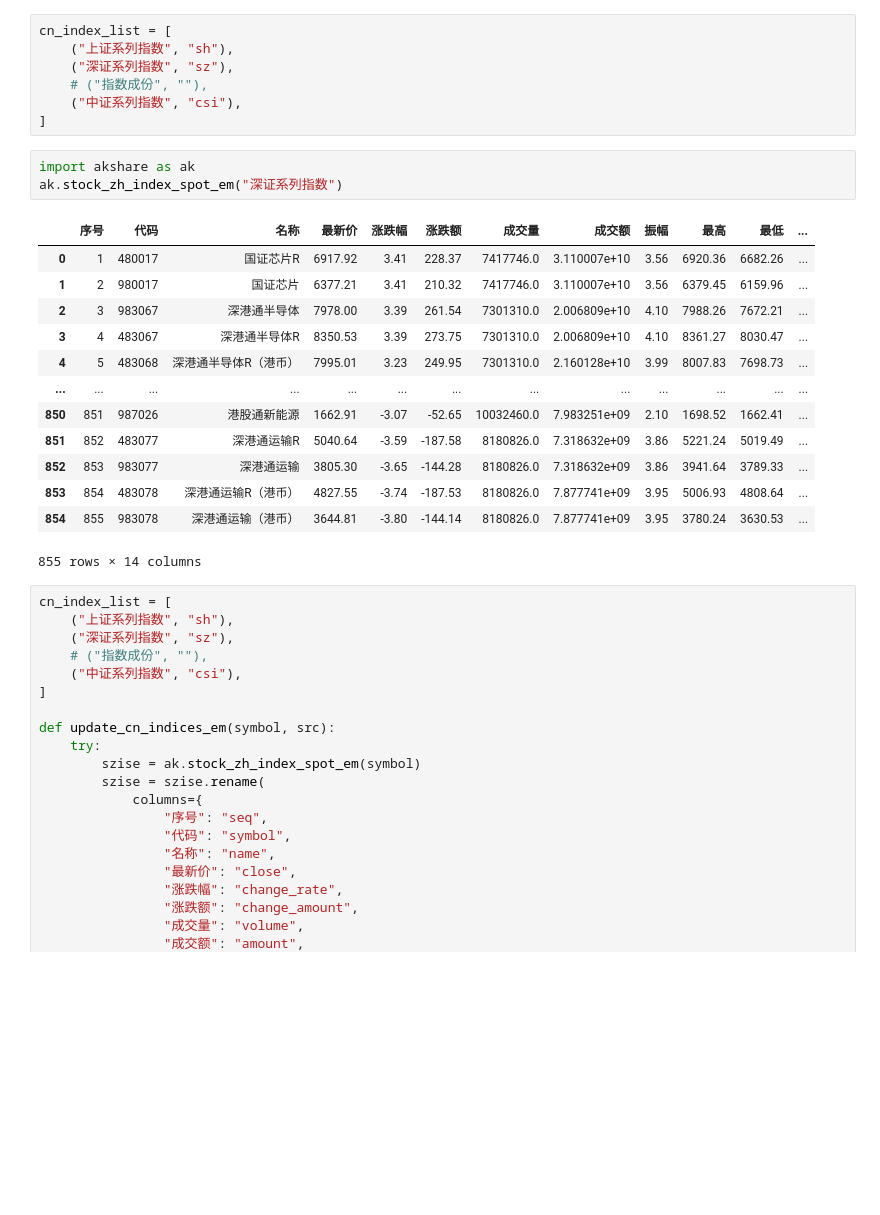
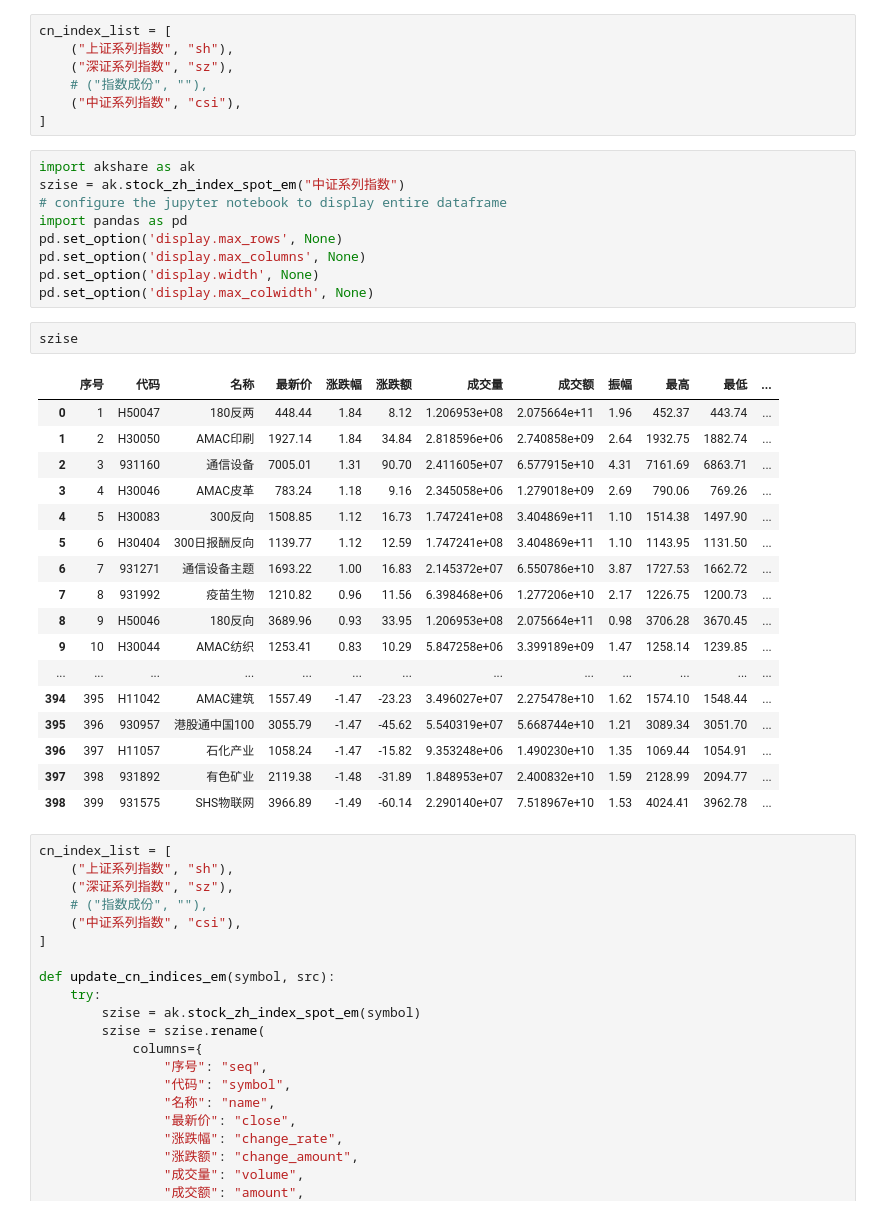
Before and after one commit to agux/marten, a Jupyter notebook: notebooks/1.0-etl.ipynb, the cells around one changed output. Drawn from its saved outputs; the diff is of its cells as text; blank space fills up the shorter version.

```diff
--- a/notebooks/1.0-etl.ipynb
+++ b/notebooks/1.0-etl.ipynb
@@ -636,23 +658,35 @@ cn_index_list = [
     # ("指数成份", ""),
     ("中证系列指数", "csi"),
 ]
-# %%
-import akshare as ak
-ak.stock_zh_index_spot_em("深证系列指数")
-# %% [output]
-|  | 序号 | 代码 | 名称 | 最新价 | 涨跌幅 | 涨跌额 | 成交量 | 成交额 | 振幅 | 最高 | 最低 | ... |
-| 0 | 1 | 480017 | 国证芯片R | 6917.92 | 3.41 | 228.37 | 7417746.0 | 3.110007e+10 | 3.56 | 6920.36 | 6682.26 | ... |
-| 1 | 2 | 980017 | 国证芯片 | 6377.21 | 3.41 | 210.32 | 7417746.0 | 3.110007e+10 | 3.56 | 6379.45 | 6159.96 | ... |
-| 2 | 3 | 983067 | 深港通半导体 | 7978.00 | 3.39 | 261.54 | 7301310.0 | 2.006809e+10 | 4.10 | 7988.26 | 7672.21 | ... |
-| 3 | 4 | 483067 | 深港通半导体R | 8350.53 | 3.39 | 273.75 | 7301310.0 | 2.006809e+10 | 4.10 | 8361.27 | 8030.47 | ... |
-| 4 | 5 | 483068 | 深港通半导体R（港币） | 7995.01 | 3.23 | 249.95 | 7301310.0 | 2.160128e+10 | 3.99 | 8007.83 | 7698.73 | ... |
-| ... | ... | ... | ... | ... | ... | ... | ... | ... | ... | ... | ... | ... |
-| 850 | 851 | 987026 | 港股通新能源 | 1662.91 | -3.07 | -52.65 | 10032460.0 | 7.983251e+09 | 2.10 | 1698.52 | 1662.41 | ... |
-| 851 | 852 | 483077 | 深港通运输R | 5040.64 | -3.59 | -187.58 | 8180826.0 | 7.318632e+09 | 3.86 | 5221.24 | 5019.49 | ... |
-| 852 | 853 | 983077 | 深港通运输 | 3805.30 | -3.65 | -144.28 | 8180826.0 | 7.318632e+09 | 3.86 | 3941.64 | 3789.33 | ... |
-| 853 | 854 | 483078 | 深港通运输R（港币） | 4827.55 | -3.74 | -187.53 | 8180826.0 | 7.877741e+09 | 3.95 | 5006.93 | 4808.64 | ... |
-| 854 | 855 | 983078 | 深港通运输（港币） | 3644.81 | -3.80 | -144.14 | 8180826.0 | 7.877741e+09 | 3.95 | 3780.24 | 3630.53 | ... |
-855 rows × 14 columns
+# %%
+import akshare as ak
+szise = ak.stock_zh_index_spot_em("中证系列指数")
+# configure the jupyter notebook to display entire dataframe
+import pandas as pd
+pd.set_option('display.max_rows', None)
+pd.set_option('display.max_columns', None)
+pd.set_option('display.width', None)
+pd.set_option('display.max_colwidth', None)
+# %%
+szise
+# %% [output]
+|  | 序号 | 代码 | 名称 | 最新价 | 涨跌幅 | 涨跌额 | 成交量 | 成交额 | 振幅 | 最高 | 最低 | ... |
+| 0 | 1 | H50047 | 180反两 | 448.44 | 1.84 | 8.12 | 1.206953e+08 | 2.075664e+11 | 1.96 | 452.37 | 443.74 | ... |
+| 1 | 2 | H30050 | AMAC印刷 | 1927.14 | 1.84 | 34.84 | 2.818596e+06 | 2.740858e+09 | 2.64 | 1932.75 | 1882.74 | ... |
+| 2 | 3 | 931160 | 通信设备 | 7005.01 | 1.31 | 90.70 | 2.411605e+07 | 6.577915e+10 | 4.31 | 7161.69 | 6863.71 | ... |
+| 3 | 4 | H30046 | AMAC皮革 | 783.24 | 1.18 | 9.16 | 2.345058e+06 | 1.279018e+09 | 2.69 | 790.06 | 769.26 | ... |
+| 4 | 5 | H30083 | 300反向 | 1508.85 | 1.12 | 16.73 | 1.747241e+08 | 3.404869e+11 | 1.10 | 1514.38 | 1497.90 | ... |
+| 5 | 6 | H30404 | 300日报酬反向 | 1139.77 | 1.12 | 12.59 | 1.747241e+08 | 3.404869e+11 | 1.10 | 1143.95 | 1131.50 | ... |
+| 6 | 7 | 931271 | 通信设备主题 | 1693.22 | 1.00 | 16.83 | 2.145372e+07 | 6.550786e+10 | 3.87 | 1727.53 | 1662.72 | ... |
+| 7 | 8 | 931992 | 疫苗生物 | 1210.82 | 0.96 | 11.56 | 6.398468e+06 | 1.277206e+10 | 2.17 | 1226.75 | 1200.73 | ... |
+| 8 | 9 | H50046 | 180反向 | 3689.96 | 0.93 | 33.95 | 1.206953e+08 | 2.075664e+11 | 0.98 | 3706.28 | 3670.45 | ... |
+| 9 | 10 | H30044 | AMAC纺织 | 1253.41 | 0.83 | 10.29 | 5.847258e+06 | 3.399189e+09 | 1.47 | 1258.14 | 1239.85 | ... |
+| ... | ... | ... | ... | ... | ... | ... | ... | ... | ... | ... | ... | ... |
+| 394 | 395 | H11042 | AMAC建筑 | 1557.49 | -1.47 | -23.23 | 3.496027e+07 | 2.275478e+10 | 1.62 | 1574.10 | 1548.44 | ... |
+| 395 | 396 | 930957 | 港股通中国100 | 3055.79 | -1.47 | -45.62 | 5.540319e+07 | 5.668744e+10 | 1.21 | 3089.34 | 3051.70 | ... |
+| 396 | 397 | H11057 | 石化产业 | 1058.24 | -1.47 | -15.82 | 9.353248e+06 | 1.490230e+10 | 1.35 | 1069.44 | 1054.91 | ... |
+| 397 | 398 | 931892 | 有色矿业 | 2119.38 | -1.48 | -31.89 | 1.848953e+07 | 2.400832e+10 | 1.59 | 2128.99 | 2094.77 | ... |
+| 398 | 399 | 931575 | SHS物联网 | 3966.89 | -1.49 | -60.14 | 2.290140e+07 | 7.518967e+10 | 1.53 | 4024.41 | 3962.78 | ... |
 # %%
 cn_index_list = [
     ("上证系列指数", "sh"),
```
Also changed, not shown: parts of 2 cells of this notebook, 9 other files.
